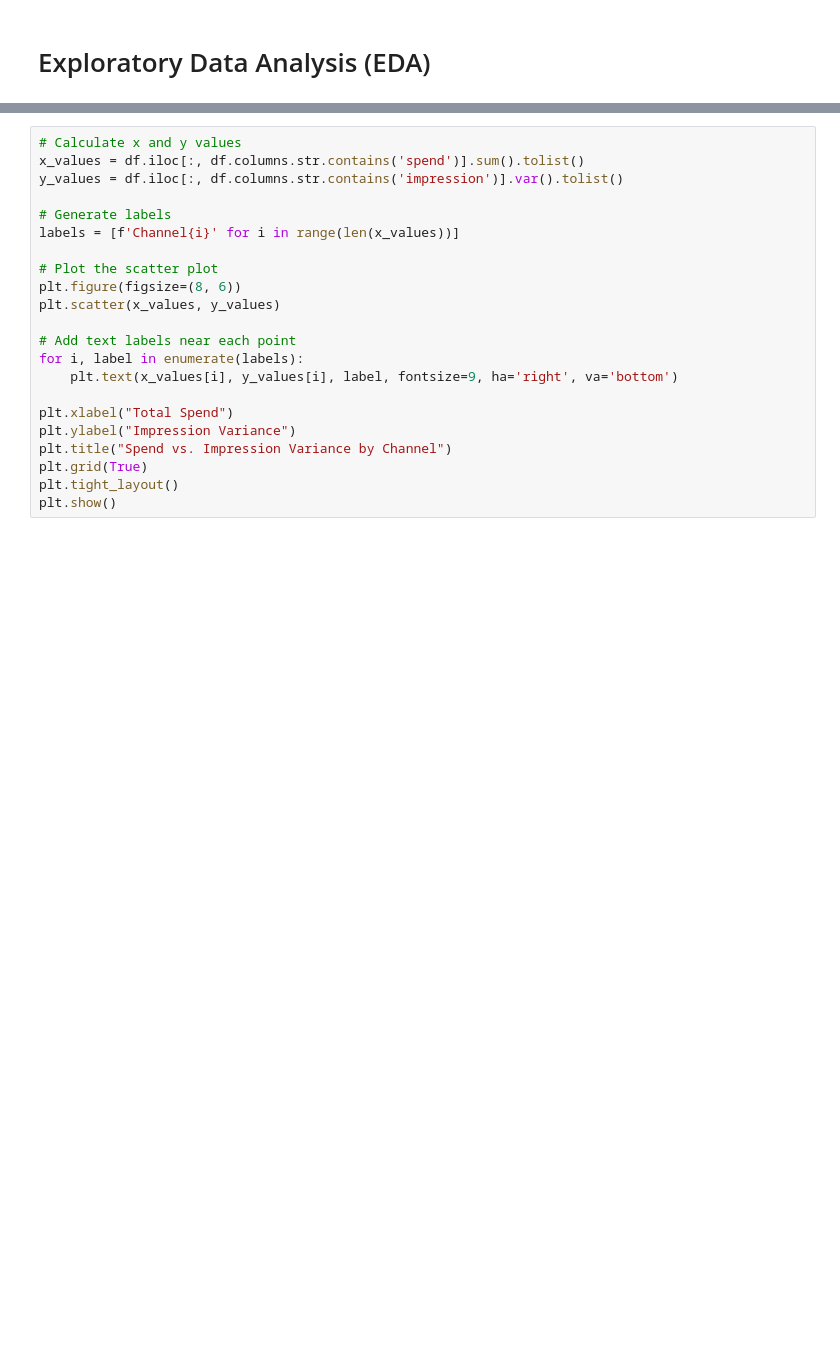
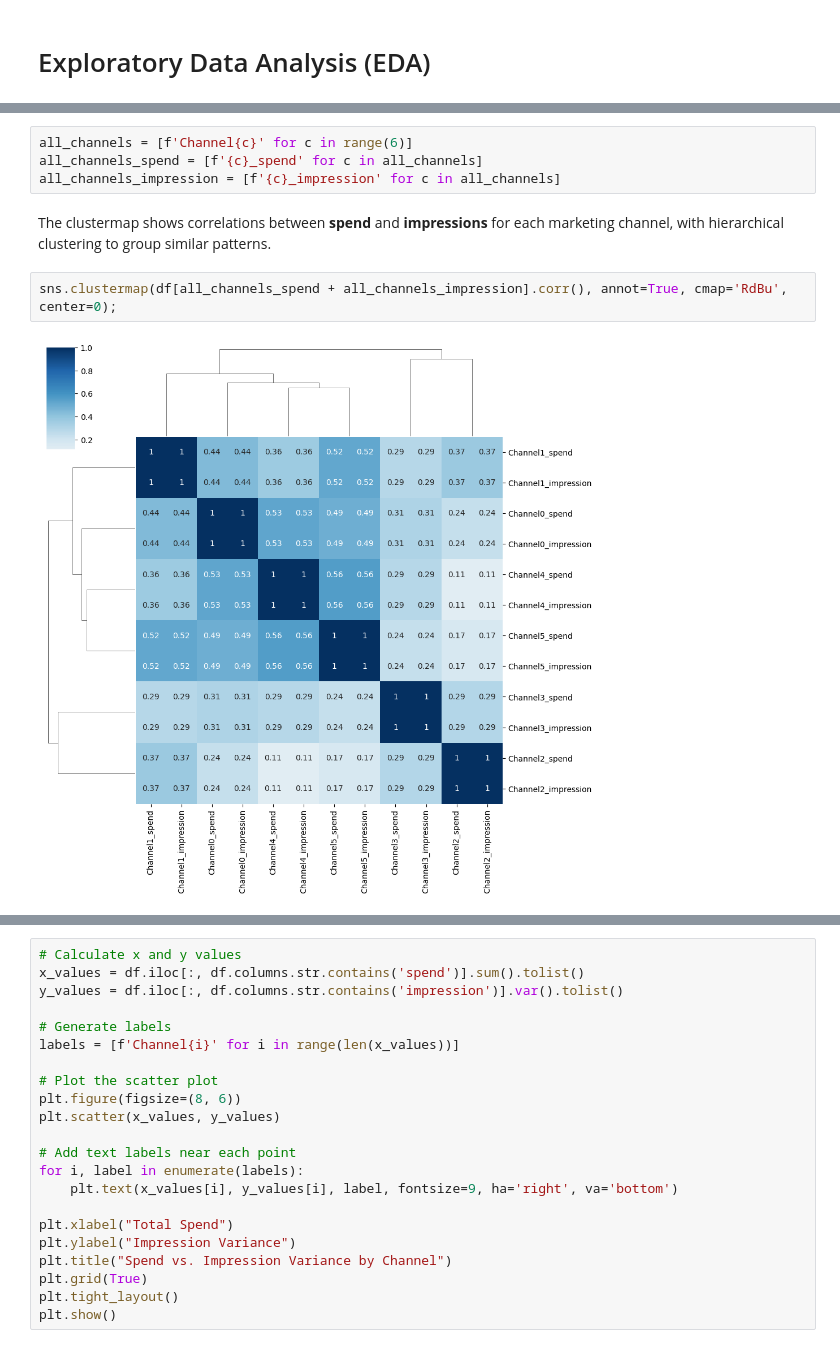
Before and after one commit to ossamum/google-meridian, a Jupyter notebook: Google_Meridian_Simulated_Data_National.ipynb, the cells around one changed output, grey strips where cells are left out. Saved outputs shown, nothing was run; the diff lists cells and outputs as text; blank space fills up the shorter version.

```diff
--- a/Google_Meridian_Simulated_Data_National.ipynb
+++ b/Google_Meridian_Simulated_Data_National.ipynb
@@ -99,0 +208,10 @@ assert df.isna().sum().any() == False
+# %%
+all_channels = [f'Channel{c}' for c in range(6)]
+all_channels_spend = [f'{c}_spend' for c in all_channels]
+all_channels_impression = [f'{c}_impression' for c in all_channels]
+# %% [markdown]
+The clustermap shows correlations between **spend** and **impressions** for each marketing channel, with hierarchical clustering to group similar patterns.
+# %%
+sns.clustermap(df[all_channels_spend + all_channels_impression].corr(), annot=True, cmap='RdBu', center=0);
+# %% [output]
+[figure, added]
```
Also changed, not shown: parts of 33 cells of this notebook.
